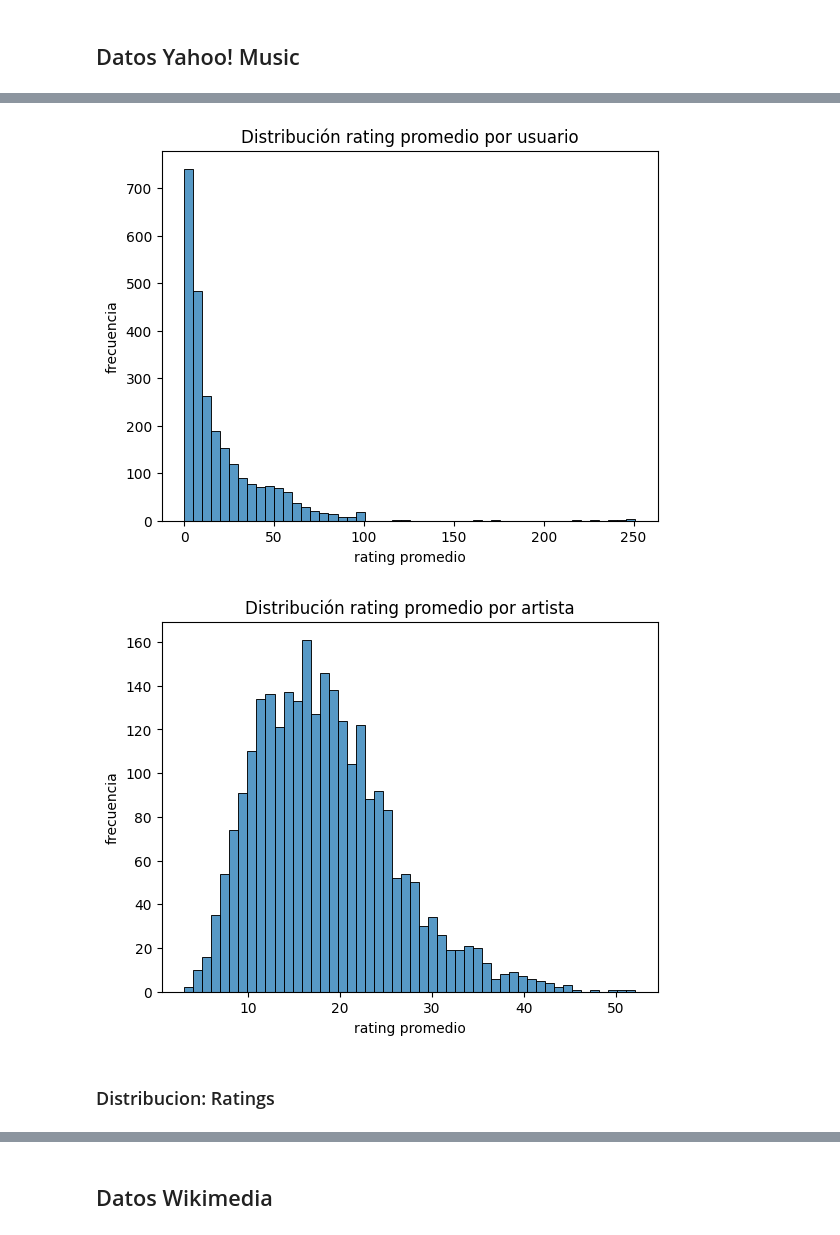
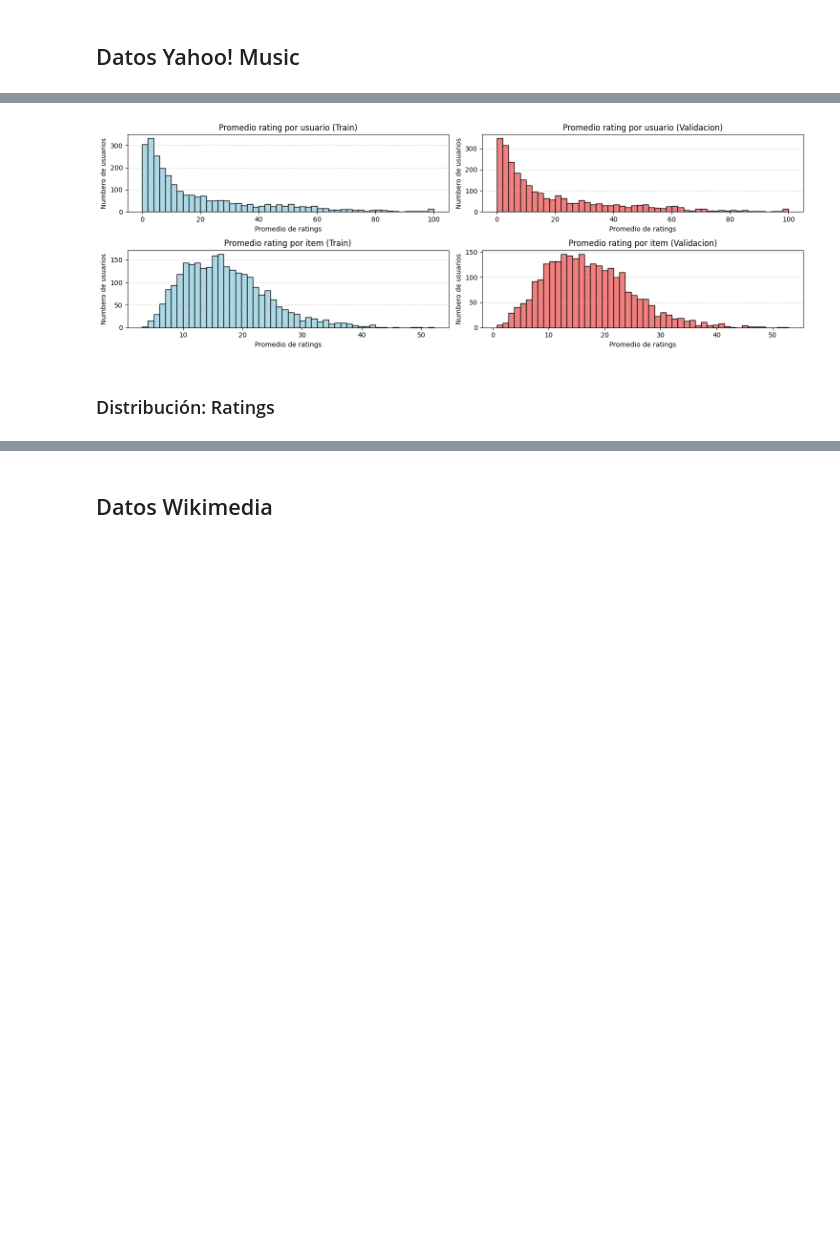
Before and after one commit to bcerdam/recsys-t1, a Jupyter notebook: t1_analisis_exploratorio.ipynb, the cells around one changed output, grey strips where cells are left out. Drawn from its saved outputs; the diff is of its cells as text; code cells hidden in the pictures; blank space fills up the shorter version.

```diff
--- a/t1_analisis_exploratorio.ipynb
+++ b/t1_analisis_exploratorio.ipynb
@@ -24,12 +29,14 @@ Archive:  OneDrive_2026-03-25.zip
 # %%
 yahoo_train = pd.read_csv("Datos/ydata_train.txt", sep="\t", header=None)
 yahoo_train.columns = ["user_id", "artist_id", "rating"]
+yahoo_train["rating"] = yahoo_train["rating"].replace(255, 0)
 
 yahoo_artists = pd.read_csv("Datos/ydata_artists.txt", sep="\t", header=None)
 yahoo_artists.columns = ["artist_id", "artist_name", "genre"]
 
 yahoo_val = pd.read_csv("Datos/ydata_val.txt", sep="\t", header=None)
 yahoo_val.columns = ["user_id", "artist_id", "rating"]
+yahoo_val["rating"] = yahoo_val["rating"].replace(255, 0)
 
 wiki_train = pd.read_csv("Datos/wikimedia_train.csv")
 
@@ -207,19 +225,34 @@ max        52.146853
 Name: rating, dtype: float64
 # %%
-plt.figure()
-sns.histplot(mean_rating_per_user, bins=50)
-plt.title("Distribución rating promedio por usuario")
-plt.xlabel("rating promedio")
-plt.ylabel("frecuencia")
+fig, axes = plt.subplots(nrows=2, ncols=2, figsize=(15, 5))
+
+axes[0, 0].hist(mean_rating_per_user_train, bins=50, color='lightblue', edgecolor='black')
+axes[0, 0].set_title('Promedio rating por usuario (Train)')
+axes[0, 0].set_xlabel('Promedio de ratings')
+axes[0, 0].set_ylabel('Numbero de usuarios')
+axes[0, 0].grid(axis='y', linestyle='--', alpha=0.5)
+
+axes[0, 1].hist(mean_rating_per_user_validation, bins=50, color='lightcoral', edgecolor='black')
+axes[0, 1].set_title('Promedio rating por usuario (Validacion)')
+axes[0, 1].set_xlabel('Promedio de ratings')
+axes[0, 1].set_ylabel('Numbero de usuarios')
+axes[0, 1].grid(axis='y', linestyle='--', alpha=0.5)
+
+axes[1, 0].hist(mean_rating_per_item_train, bins=50, color='lightblue', edgecolor='black')
+axes[1, 0].set_title('Promedio rating por item (Train)')
+axes[1, 0].set_xlabel('Promedio de ratings')
+axes[1, 0].set_ylabel('Numbero de usuarios')
+axes[1, 0].grid(axis='y', linestyle='--', alpha=0.5)
+
+axes[1, 1].hist(mean_rating_per_item_validation, bins=50, color='lightcoral', edgecolor='black')
+axes[1, 1].set_title('Promedio rating por item (Validacion)')
+axes[1, 1].set_xlabel('Promedio de ratings')
+axes[1, 1].set_ylabel('Numbero de usuarios')
+axes[1, 1].grid(axis='y', linestyle='--', alpha=0.5)
+
+plt.tight_layout()
 plt.show()
-
-sns.histplot(mean_rating_per_item, bins=50)
-plt.title("Distribución rating promedio por artista")
-plt.xlabel("rating promedio")
-plt.ylabel("frecuencia")
-plt.show()
 # %% [output]
-[figure, old version]
+[figure, new version]
-[figure, removed]
 # %% [markdown]
-### Distribucion: Ratings
+### Distribución: Ratings
```
Also changed, not shown: parts of 31 cells of this notebook.
